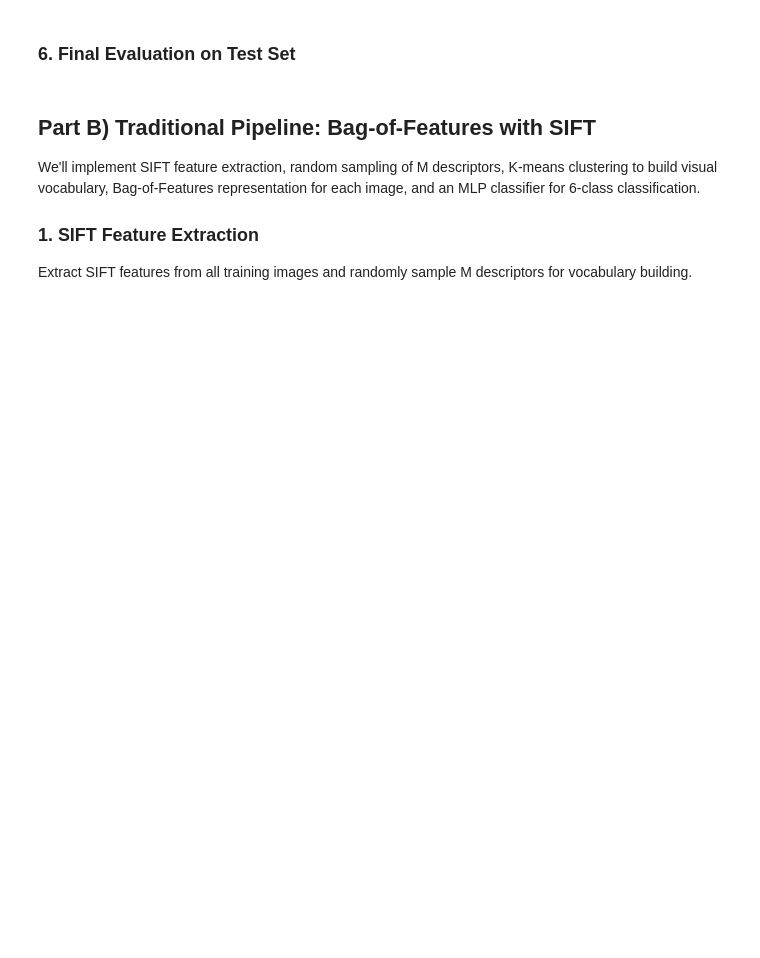
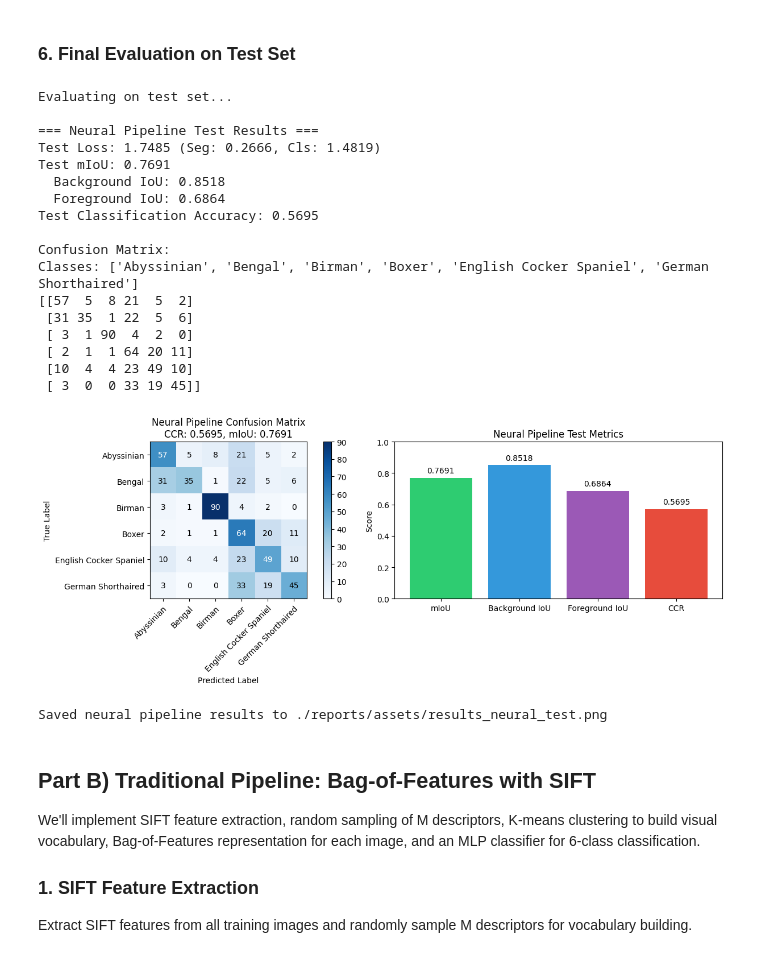
Before and after one commit to mgiannopoulos24/Image-Analysis-Artificial-Vision, a Jupyter notebook: PetClassification_CV_2025_MariosGiannopoulos.ipynb, the cells around one changed output. Drawn from its saved outputs; the diff is of its cells as text; code cells hidden in the pictures; blank space fills up the shorter version.

```diff
--- a/PetClassification_CV_2025_MariosGiannopoulos.ipynb
+++ b/PetClassification_CV_2025_MariosGiannopoulos.ipynb
@@ -723,33 +860,90 @@ def validate(model, dataloader, criterion_seg, criterion_cls, device, lambda_wei
             all_cls_trues.append(cls_true)
 
     # Compute metrics
     all_seg_preds = np.concatenate(all_seg_preds, axis=0)
     all_seg_trues = np.concatenate(all_seg_trues, axis=0)
     all_cls_preds = np.concatenate(all_cls_preds, axis=0)
     all_cls_trues = np.concatenate(all_cls_trues, axis=0)
 
     mIoU, per_class_IoU = compute_miou(all_seg_preds, all_seg_trues, num_classes=2, ignore_index=255)
     cls_acc = compute_accuracy(all_cls_preds, all_cls_trues)
     cm = compute_confusion_matrix(all_cls_preds, all_cls_trues, NUM_CLASSES)
 
     return (total_loss / len(dataloader), seg_loss_total / len(dataloader), cls_loss_total / len(dataloader),
             mIoU, per_class_IoU, cls_acc, cm)
 
 # Evaluate on test set
 print("Evaluating on test set...")
 test_loss, test_seg_loss, test_cls_loss, test_miou, test_per_class_iou, test_acc, test_cm = validate(
     model, test_loader, criterion_seg, criterion_cls, device, LAMBDA_WEIGHT
 )
 
 print(f"\n=== Neural Pipeline Test Results ===")
 print(f"Test Loss: {test_loss:.4f} (Seg: {test_seg_loss:.4f}, Cls: {test_cls_loss:.4f})")
 print(f"Test mIoU: {test_miou:.4f}")
 print(f"  Background IoU: {test_per_class_iou[0]:.4f}")
 print(f"  Foreground IoU: {test_per_class_iou[1]:.4f}")
 print(f"Test Classification Accuracy: {test_acc:.4f}")
 print(f"\nConfusion Matrix:")
 print(f"Classes: {TARGET_BREEDS}")
 print(test_cm)
+
+# Save neural pipeline test results visualization
+fig, axes = plt.subplots(1, 2, figsize=(14, 5))
+
+# Plot confusion matrix
+im = axes[0].imshow(test_cm, interpolation='nearest', cmap=plt.cm.Blues)
+axes[0].figure.colorbar(im, ax=axes[0])
+axes[0].set(xticks=np.arange(NUM_CLASSES),
+           yticks=np.arange(NUM_CLASSES),
+           xticklabels=TARGET_BREEDS, yticklabels=TARGET_BREEDS,
+           ylabel='True Label', xlabel='Predicted Label',
+           title=f'Neural Pipeline Confusion Matrix\nCCR: {test_acc:.4f}, mIoU: {test_miou:.4f}')
+plt.setp(axes[0].get_xticklabels(), rotation=45, ha="right", rotation_mode="anchor")
+
+# Add text annotations
+for i in range(NUM_CLASSES):
+    for j in range(NUM_CLASSES):
+        axes[0].text(j, i, format(test_cm[i, j], 'd'),
+                   ha="center", va="center",
+                   color="white" if test_cm[i, j] > test_cm.max()/2. else "black")
+
+# Show metrics as bar chart
+metrics_names = ['mIoU', 'Background IoU', 'Foreground IoU', 'CCR']
+metrics_values = [test_miou, test_per_class_iou[0], test_per_class_iou[1], test_acc]
+colors = ['#2ecc71', '#3498db', '#9b59b6', '#e74c3c']
+bars = axes[1].bar(metrics_names, metrics_values, color=colors)
+axes[1].set_ylim(0, 1)
+axes[1].set_ylabel('Score')
+axes[1].set_title('Neural Pipeline Test Metrics')
+for bar, val in zip(bars, metrics_values):
+    axes[1].text(bar.get_x() + bar.get_width()/2, bar.get_height() + 0.02, f'{val:.4f}',
+               ha='center', va='bottom', fontsize=10)
+
+plt.tight_layout()
+plt.savefig(f'{assets_dir}/results_neural_test.png', dpi=150, bbox_inches='tight')
+plt.show()
+print(f"Saved neural pipeline results to {assets_dir}/results_neural_test.png")
+# %% [output]
+Evaluating on test set...
+
+=== Neural Pipeline Test Results ===
+Test Loss: 1.7485 (Seg: 0.2666, Cls: 1.4819)
+Test mIoU: 0.7691
+  Background IoU: 0.8518
+  Foreground IoU: 0.6864
+Test Classification Accuracy: 0.5695
+
+Confusion Matrix:
+Classes: ['Abyssinian', 'Bengal', 'Birman', 'Boxer', 'English Cocker Spaniel', 'German Shorthaired']
+[[57  5  8 21  5  2]
+ [31 35  1 22  5  6]
+ [ 3  1 90  4  2  0]
+ [ 2  1  1 64 20 11]
+ [10  4  4 23 49 10]
+ [ 3  0  0 33 19 45]]
+[figure, added]
+Saved neural pipeline results to ./reports/assets/results_neural_test.png
 # %% [markdown]
 ## Part Β) Traditional Pipeline: Bag-of-Features with SIFT
 
```
Also changed, not shown: parts of 24 cells of this notebook, 11 other files.
